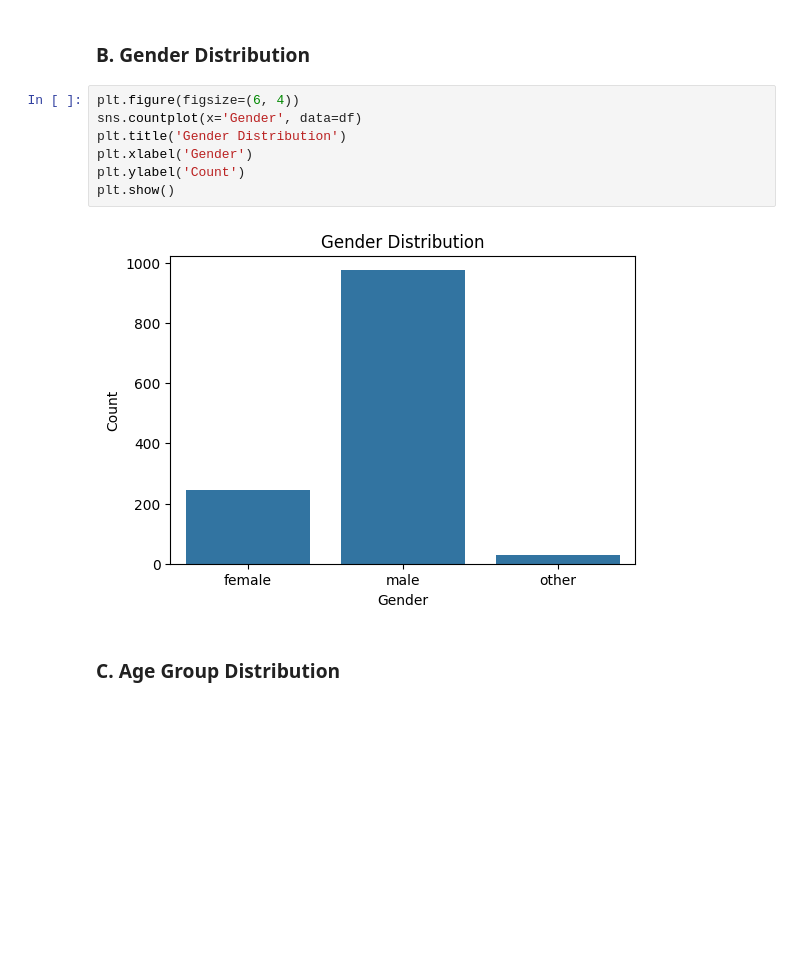
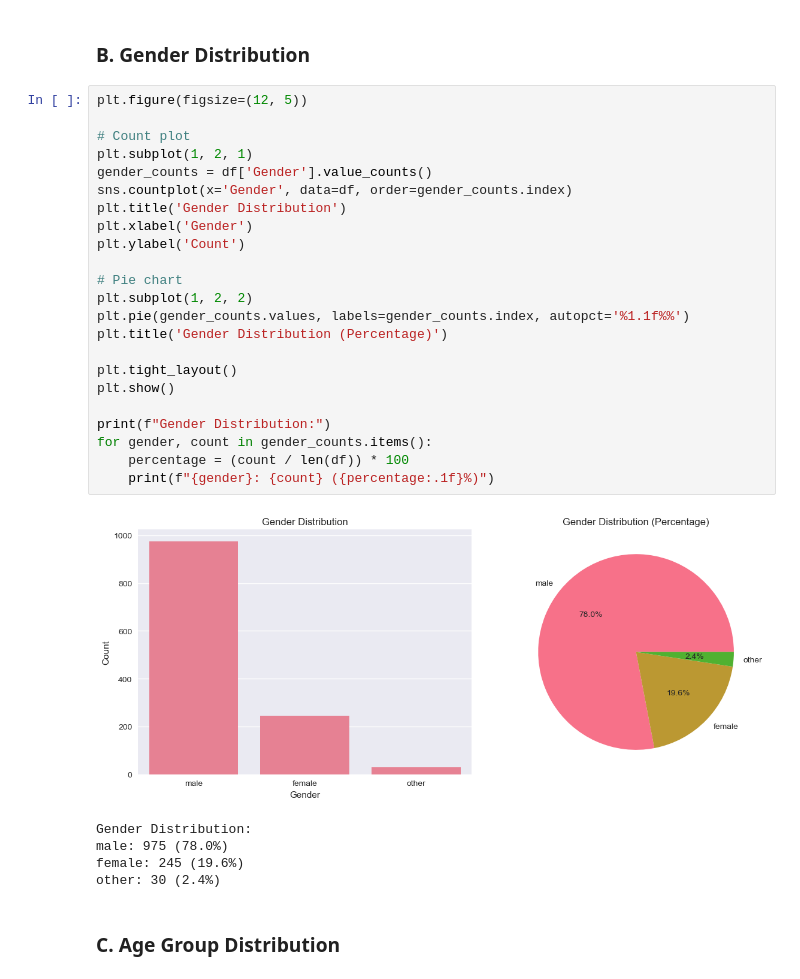
Before and after one commit to Testertesting-create/DSA2040A_DataMining_group1, a Jupyter notebook: DataMining_GroupProject_GroupMembersName/notebooks/2_exploratory_analysis.ipynb, the cells around one changed output. Saved outputs shown, nothing was run; the diff lists cells and outputs as text; blank space fills up the shorter version.

```diff
--- a/DataMining_GroupProject_GroupMembersName/notebooks/2_exploratory_analysis.ipynb
+++ b/DataMining_GroupProject_GroupMembersName/notebooks/2_exploratory_analysis.ipynb
@@ -44,12 +178,32 @@ What this tells us:
-# %%
-plt.figure(figsize=(6, 4))
-sns.countplot(x='Gender', data=df)
-plt.title('Gender Distribution')
-plt.xlabel('Gender')
-plt.ylabel('Count')
-plt.show()
-# %% [output]
-[figure, removed]
+# %%
+plt.figure(figsize=(12, 5))
+
+# Count plot
+plt.subplot(1, 2, 1)
+gender_counts = df['Gender'].value_counts()
+sns.countplot(x='Gender', data=df, order=gender_counts.index)
+plt.title('Gender Distribution')
+plt.xlabel('Gender')
+plt.ylabel('Count')
+
+# Pie chart
+plt.subplot(1, 2, 2)
+plt.pie(gender_counts.values, labels=gender_counts.index, autopct='%1.1f%%')
+plt.title('Gender Distribution (Percentage)')
+
+plt.tight_layout()
+plt.show()
+
+print(f"Gender Distribution:")
+for gender, count in gender_counts.items():
+    percentage = (count / len(df)) * 100
+    print(f"{gender}: {count} ({percentage:.1f}%)")
+# %% [output]
+[figure, added]
+Gender Distribution:
+male: 975 (78.0%)
+female: 245 (19.6%)
+other: 30 (2.4%)
 # %% [markdown]
 ### C. Age Group Distribution
 # %%
```
Also changed, not shown: parts of 31 cells of this notebook.
